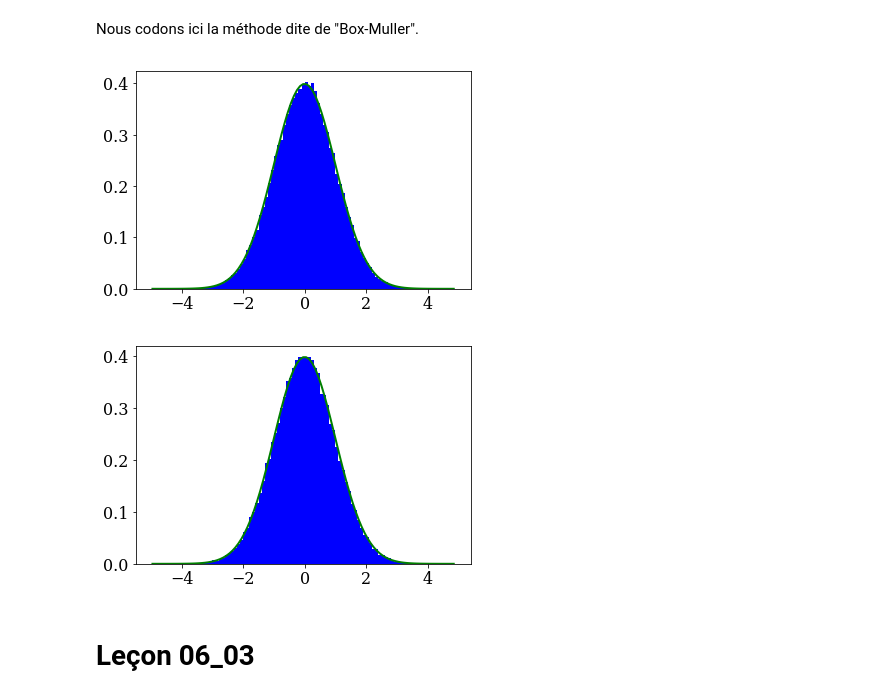
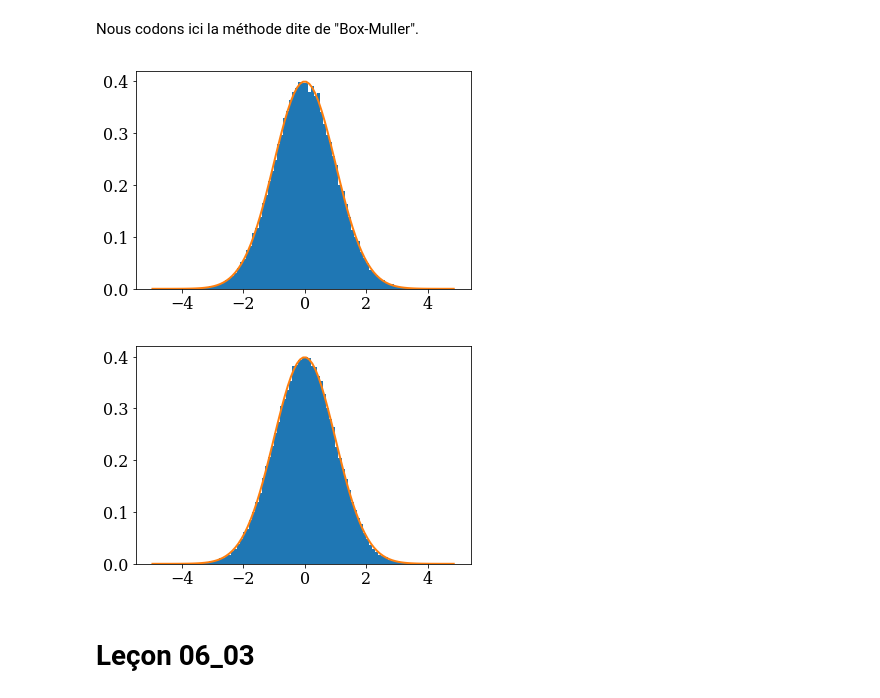
Before and after one commit to ceschoon/Travail-PHYS-F-303, a Jupyter notebook: Travail_PHYS-F-303_MJ_CS.ipynb, the cells around one changed output. Cells and saved outputs as stored; diff of their text form; code cells hidden in the pictures.

```diff
--- a/Travail_PHYS-F-303_MJ_CS.ipynb
+++ b/Travail_PHYS-F-303_MJ_CS.ipynb
@@ -122,24 +122,24 @@ z1 = np.sqrt(-2*np.log(u2))*np.sin(2*np.pi*u1)
 # Plots de z0
 binwidth=0.1
 bins=np.arange(-5,5, binwidth)
-plt.hist(z0,bins,normed='true',color='blue');
+plt.hist(z0,bins,normed='true');
 
 # Compute centers of bins
 xc = bins[:-1] + binwidth/2
-plt.plot(xc,np.exp(-xc**2/2.0)/np.sqrt(2*np.pi),lw=2,color='green');
+plt.plot(xc,np.exp(-xc**2/2.0)/np.sqrt(2*np.pi),lw=2);
 # %% [output]
-[figure, old version]
+[figure, new version]
 # %%
 # Plots de z1
 binwidth=0.1
 bins=np.arange(-5,5, binwidth)
-plt.hist(z1,bins,normed='true',color='blue');
+plt.hist(z1,bins,normed='true');
 
 # Compute centers of bins
 xc = bins[:-1] + binwidth/2
-plt.plot(xc,np.exp(-xc**2/2.0)/np.sqrt(2*np.pi),lw=2,color='green');
+plt.plot(xc,np.exp(-xc**2/2.0)/np.sqrt(2*np.pi),lw=2);
 # %% [output]
-[figure, old version]
+[figure, new version]
 # %% [markdown]
 # Leçon 06_03
 # %% [markdown]
```
Also changed, not shown: parts of 29 cells of this notebook, 4 other files.
